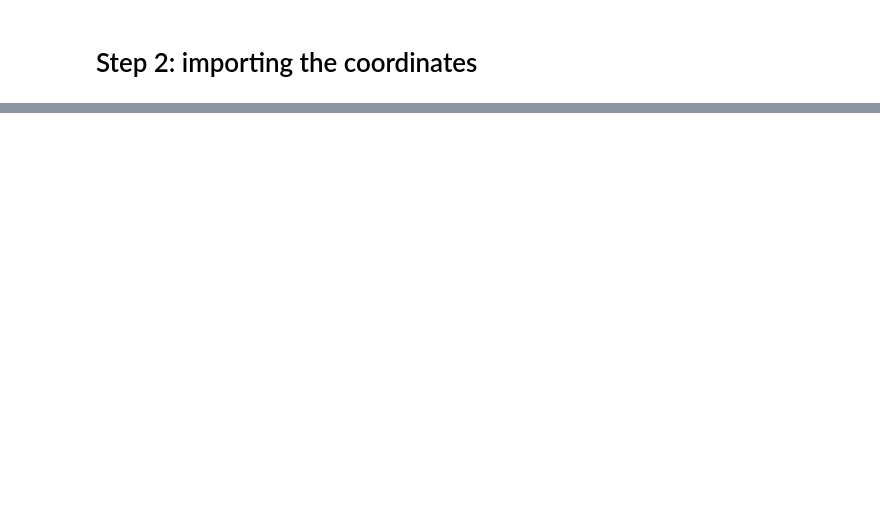
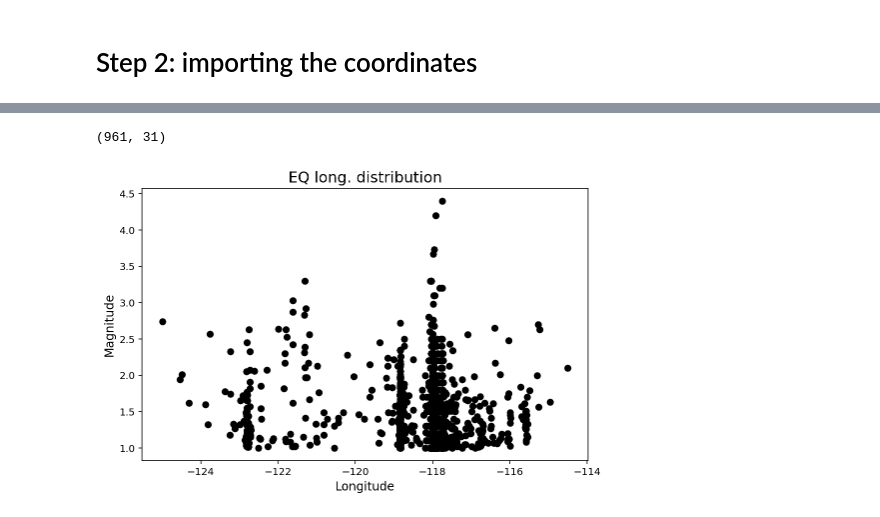
Before and after one commit to saiedmighani/earthquake_time_series_LSTM, a Jupyter notebook: codes/a_Importing_API_database.ipynb, the cells around one changed output, grey strips where cells are left out. Cells and saved outputs as stored; diff of their text form; code cells hidden in the pictures; blank space fills up the shorter version.

```diff
--- a/codes/a_Importing_API_database.ipynb
+++ b/codes/a_Importing_API_database.ipynb
@@ -258,0 +262,13 @@ df_EQ_processed["url"][0]
+# %%
+long = []
+lat =[]
+dep = []
+
+for i in range(len(df_EQ_processed)):
+    long.append(df_EQ_processed["coordinates"][i][0])
+    lat.append(df_EQ_processed["coordinates"][i][1])
+    dep.append(df_EQ_processed["coordinates"][i][2])
+# %%
+df_EQ_processed["longitude"] = long
+df_EQ_processed["latitude"] = lat
+df_EQ_processed["depth"] = dep
@@ -258,0 +285,16 @@ df_EQ_processed["url"][0]
+# %%
+df_EQ_processed.shape
+# %% [output]
+(961, 31)
+# %%
+plt.figure(figsize = [8, 5])
+
+plt.scatter(df_EQ_processed["longitude"], df_EQ_processed["mag"], color="black");
+
+# Format title and axis labels
+plt.title("EQ long. distribution", fontsize = 15);
+
+plt.xlabel("Longitude", fontsize = 12);
+plt.ylabel("Magnitude", fontsize = 12);
+# %% [output]
+[figure, added]
```
Also changed, not shown: parts of 19 cells of this notebook, 5 other files.
